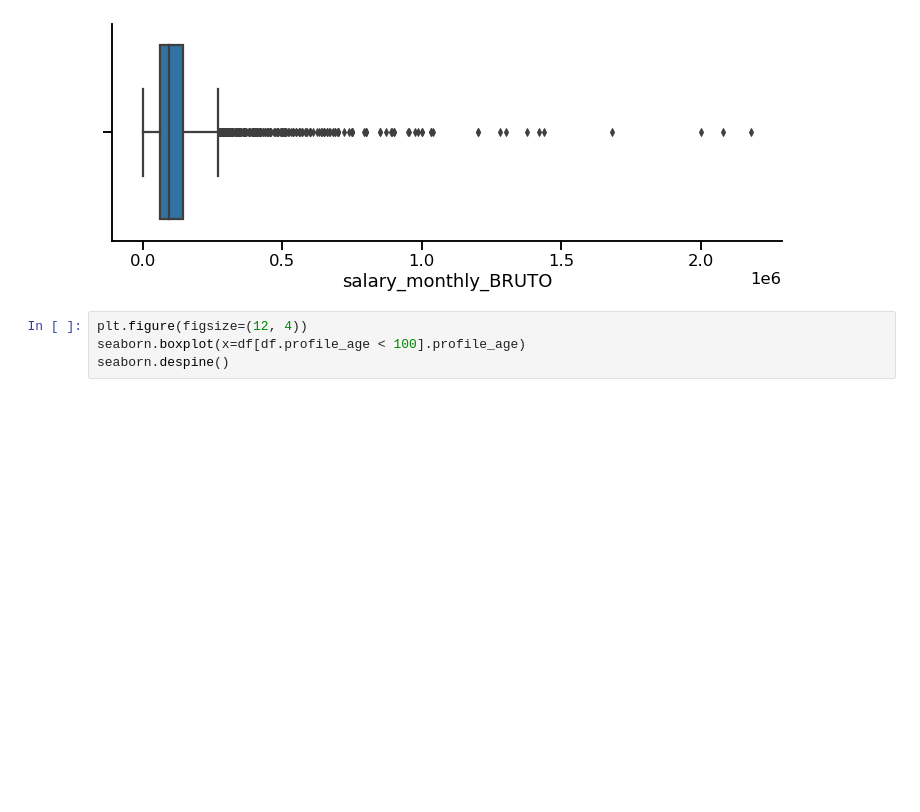
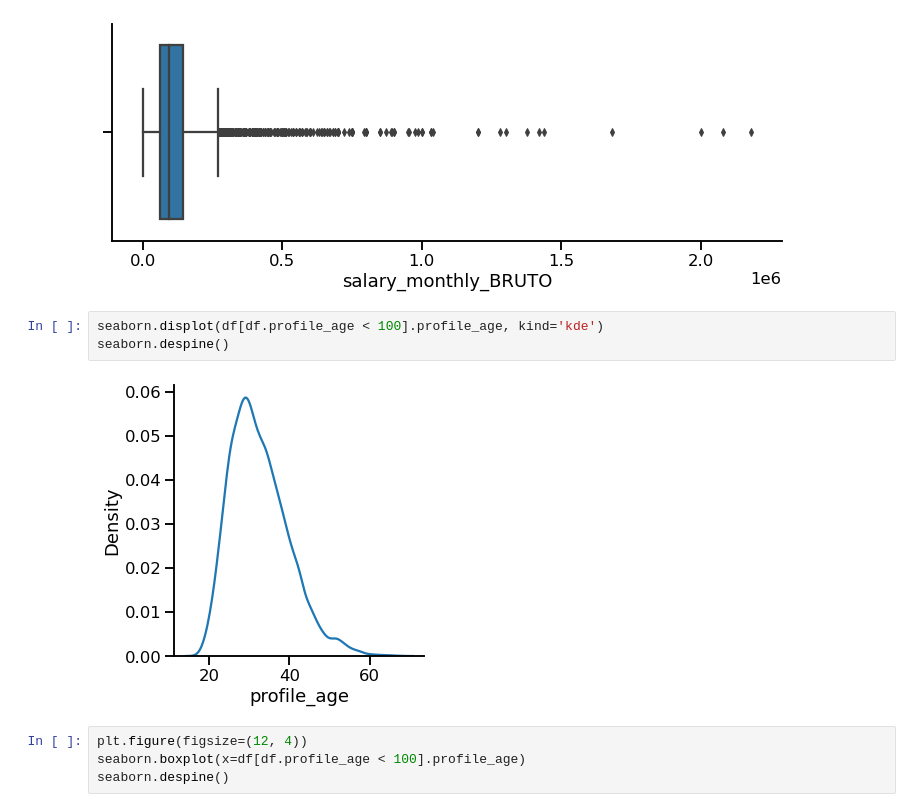
Before and after one commit to mgobbi289/DiploDatos, a Jupyter notebook: AnalisisyVisualizacion/02_EstadisticaDescriptiva.ipynb, the cells around one changed output. Cells and saved outputs as stored; diff of their text form; blank space fills up the shorter version.

```diff
--- a/AnalisisyVisualizacion/02_EstadisticaDescriptiva.ipynb
+++ b/AnalisisyVisualizacion/02_EstadisticaDescriptiva.ipynb
@@ -207,6 +207,11 @@ seaborn.boxplot(x=df[salary_col])
 seaborn.despine()
 # %% [output]
 [figure]
+# %%
+seaborn.displot(df[df.profile_age < 100].profile_age, kind='kde')
+seaborn.despine()
+# %% [output]
+[figure, added]
 # %%
 plt.figure(figsize=(12, 4))
 seaborn.boxplot(x=df[df.profile_age < 100].profile_age)
```
Also changed, not shown: parts of 5 cells of this notebook.
